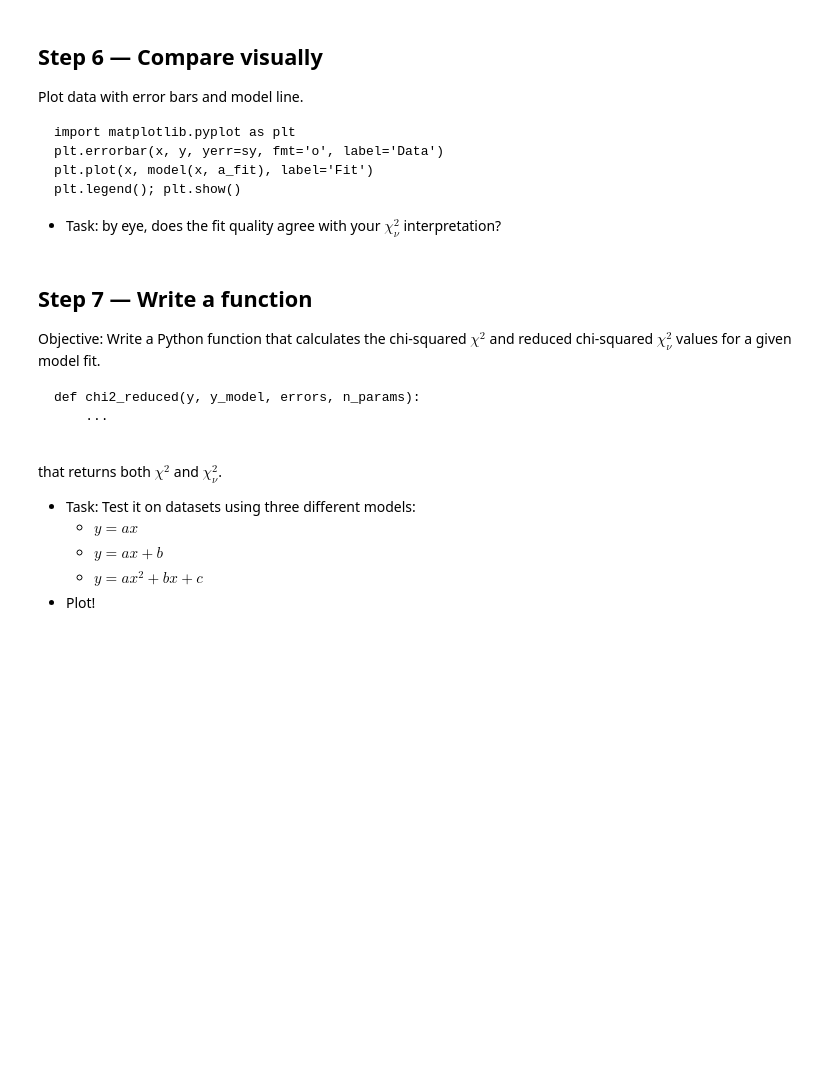
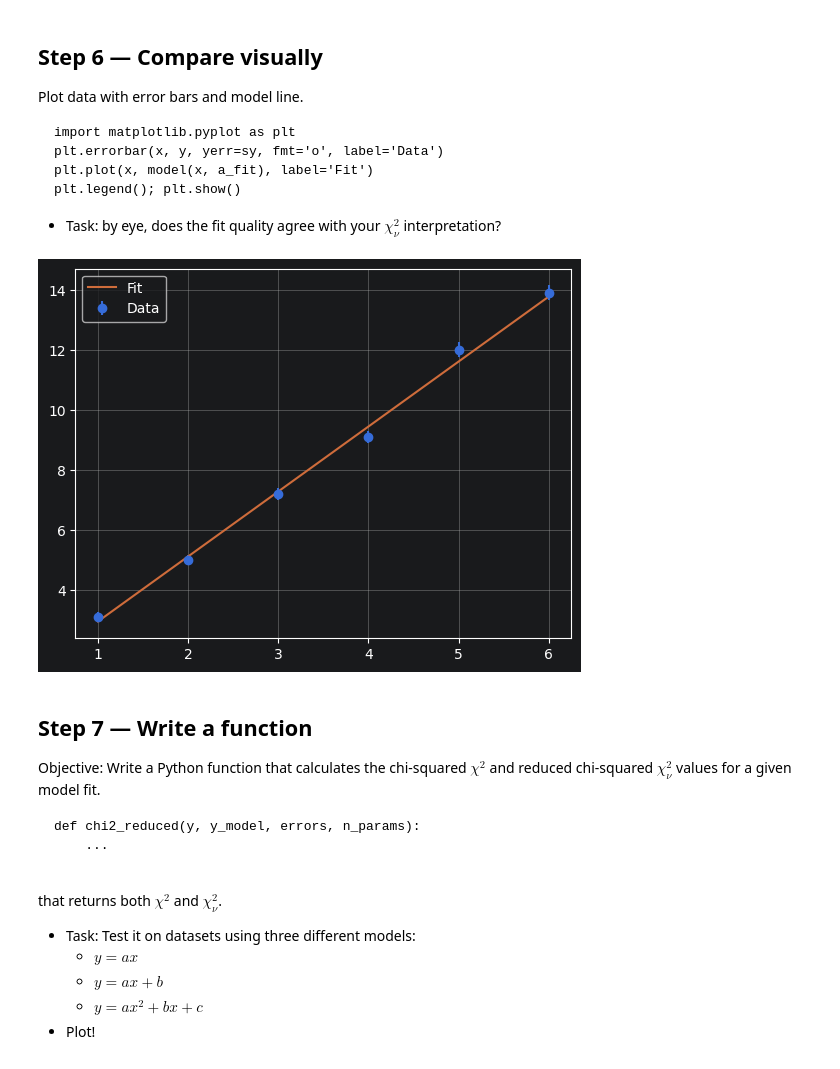
Before and after one commit to katzuv/studies, a Jupyter notebook: 2026S/Lab4/00 Errors Workshop/Task.ipynb, the cells around one changed output. Cells and saved outputs as stored; diff of their text form; code cells hidden in the pictures; blank space fills up the shorter version.

````diff
--- a/2026S/Lab4/00 Errors Workshop/Task.ipynb
+++ b/2026S/Lab4/00 Errors Workshop/Task.ipynb
@@ -284,0 +424,20 @@ def model_linear(x, a, b):
+# %%
+
+def linear_model(x, a, b):
+    return a * x + b
+
+
+x = np.array([1, 2, 3, 4, 5, 6])
+y = np.array([3.1, 5.0, 7.2, 9.1, 12.0, 13.9])
+sy = np.array([0.15, 0.15, 0.2, 0.2, 0.25, 0.25]) * 1
+# TODO: use curve_fit with model_linear and remember that this model has 2 parameters
+parameters, _ = curve_fit(linear_model, x, y, sigma=sy, absolute_sigma=True)
+y_fit = linear_model(x, *parameters)
+chi2 = np.sum(((y - y_fit) / sy) ** 2)
+print(f"chi²= {chi2:.3f}")
+
+diff = y - y_fit
+
+dof = y.size - parameters.size
+reduced_chi2 = chi2 / dof
+print(f"Reduced chi²= {reduced_chi2:.3f}")
@@ -293,6 +455,18 @@ plt.plot(x, model(x, a_fit), label='Fit')
 plt.legend(); plt.show()
 ```
 * Task: by eye, does the fit quality agree with your $\chi_\nu^2$ interpretation?
+# %%
+import matplotlib.pyplot as plt
+
+plt.errorbar(x, y, yerr=sy, fmt='o', label='Data')
+plt.plot(x, y_fit, label='Fit')
+plt.legend()
+plt.grid(True)
+plt.show()
+
+# We got a reduced chi2 of 1.85 which means sy might be a bit too little.
+# %% [output]
+[figure, added]
 # %% [markdown]
 ## Step 7 — Write a function
 Objective:
````
Also changed, not shown: parts of 26 cells of this notebook, 2 other files.
